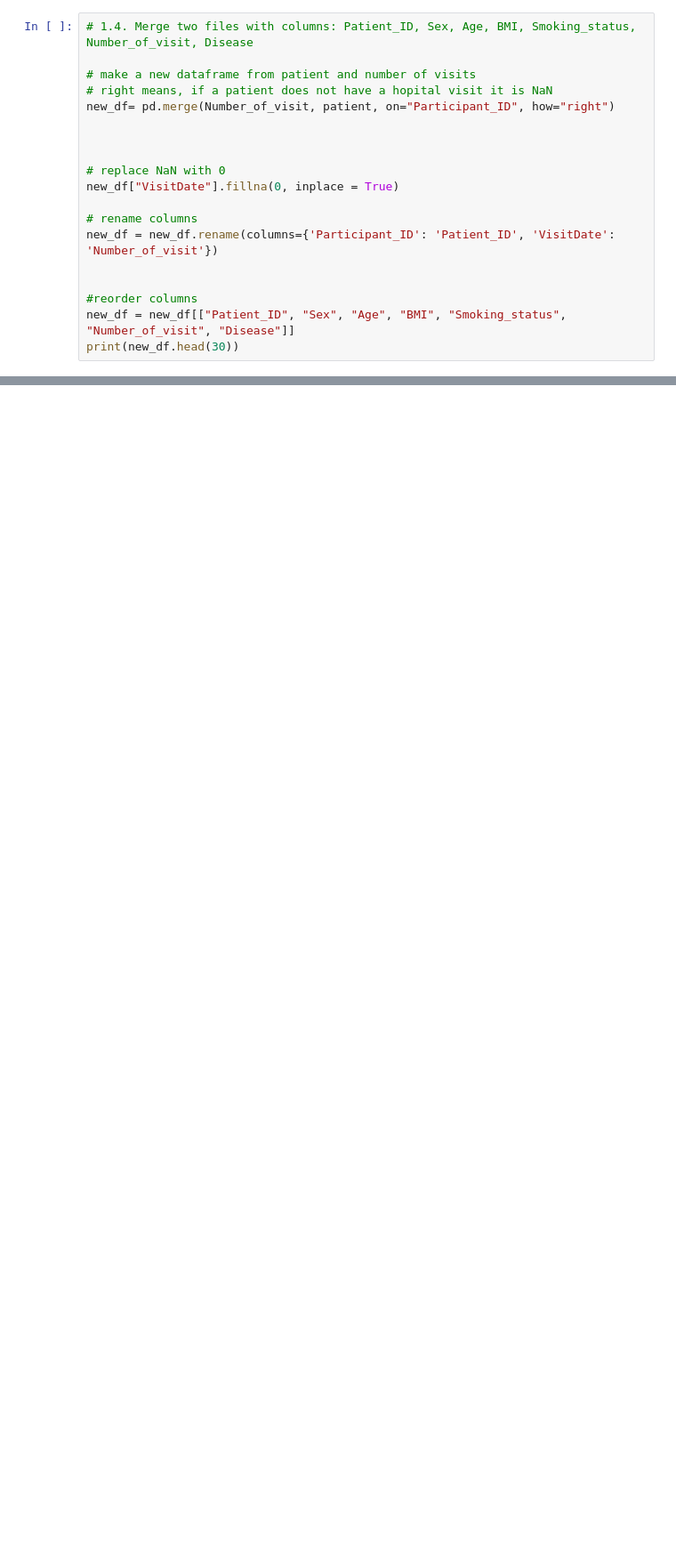
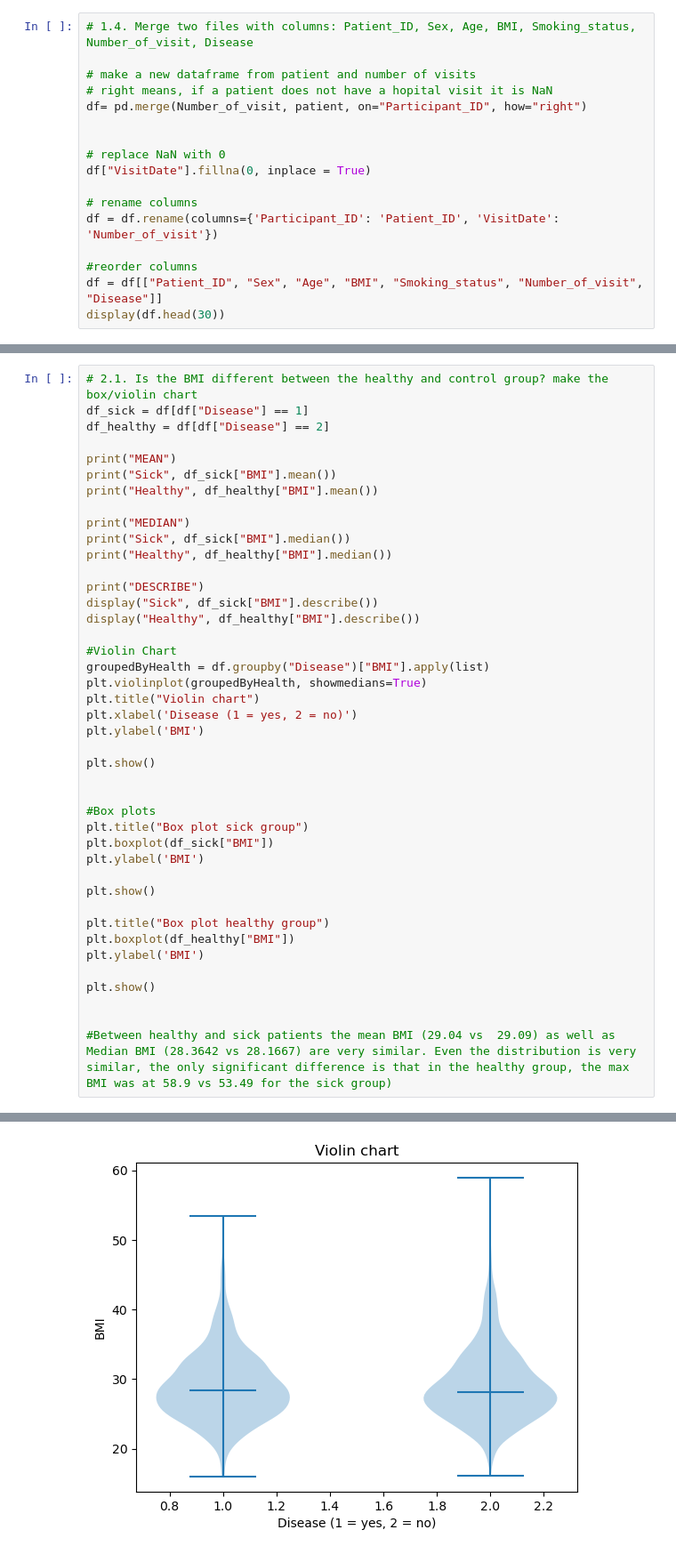
Before and after one commit to JuHeinz/OMMI_DataScience, a Jupyter notebook: Homework 7/homework7.ipynb, the cells around one changed output, grey strips where cells are left out. Shown at 89% size. Drawn from its saved outputs; the diff is of its cells as text; blank space fills up the shorter version.

```diff
--- a/Homework 7/homework7.ipynb
+++ b/Homework 7/homework7.ipynb
@@ -130,18 +137,16 @@ Participant_ID
 
 # make a new dataframe from patient and number of visits
 # right means, if a patient does not have a hopital visit it is NaN
-new_df= pd.merge(Number_of_visit, patient, on="Participant_ID", how="right")
-
+df= pd.merge(Number_of_visit, patient, on="Participant_ID", how="right")
 
 
 # replace NaN with 0
-new_df["VisitDate"].fillna(0, inplace = True)
+df["VisitDate"].fillna(0, inplace = True)
 
 # rename columns
-new_df = new_df.rename(columns={'Participant_ID': 'Patient_ID', 'VisitDate': 'Number_of_visit'})
-
+df = df.rename(columns={'Participant_ID': 'Patient_ID', 'VisitDate': 'Number_of_visit'})
 
 #reorder columns
-new_df = new_df[["Patient_ID", "Sex", "Age", "BMI", "Smoking_status", "Number_of_visit", "Disease"]]
-print(new_df.head(30))
+df = df[["Patient_ID", "Sex", "Age", "BMI", "Smoking_status", "Number_of_visit", "Disease"]]
+display(df.head(30))
 # %% [output]
@@ -170,0 +170,43 @@ print(new_df.head(30))
+# %%
+# 2.1. Is the BMI different between the healthy and control group? make the box/violin chart
+df_sick = df[df["Disease"] == 1]
+df_healthy = df[df["Disease"] == 2]
+
+print("MEAN")
+print("Sick", df_sick["BMI"].mean())
+print("Healthy", df_healthy["BMI"].mean())
+
+print("MEDIAN")
+print("Sick", df_sick["BMI"].median())
+print("Healthy", df_healthy["BMI"].median())
+
+print("DESCRIBE")
+display("Sick", df_sick["BMI"].describe())
+display("Healthy", df_healthy["BMI"].describe())
+
+#Violin Chart
+groupedByHealth = df.groupby("Disease")["BMI"].apply(list)
+plt.violinplot(groupedByHealth, showmedians=True)
+plt.title("Violin chart")
+plt.xlabel('Disease (1 = yes, 2 = no)')
+plt.ylabel('BMI')
+
+plt.show()
+
+
+#Box plots
+plt.title("Box plot sick group")
+plt.boxplot(df_sick["BMI"])
+plt.ylabel('BMI')
+
+plt.show()
+
+plt.title("Box plot healthy group")
+plt.boxplot(df_healthy["BMI"])
+plt.ylabel('BMI')
+
+plt.show()
+
+
+#Between healthy and sick patients the mean BMI (29.04 vs  29.09) as well as Median BMI (28.3642 vs 28.1667) are very similar. Even the distribution is very similar, the only significant difference is that in the healthy group, the max BMI was at 58.9 vs 53.49 for the sick group)
+# %% [output]
@@ -170,0 +238 @@ print(new_df.head(30))
+[figure, added]
```
Also changed, not shown: parts of 15 cells of this notebook.
